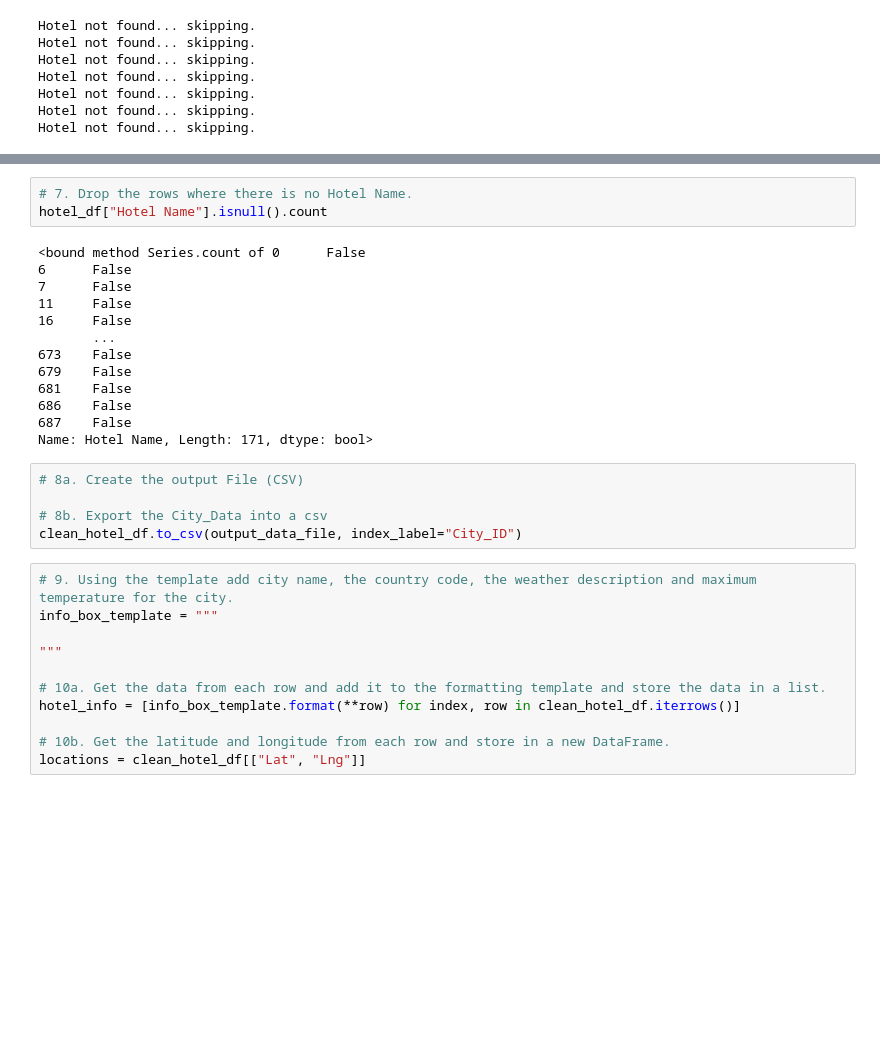
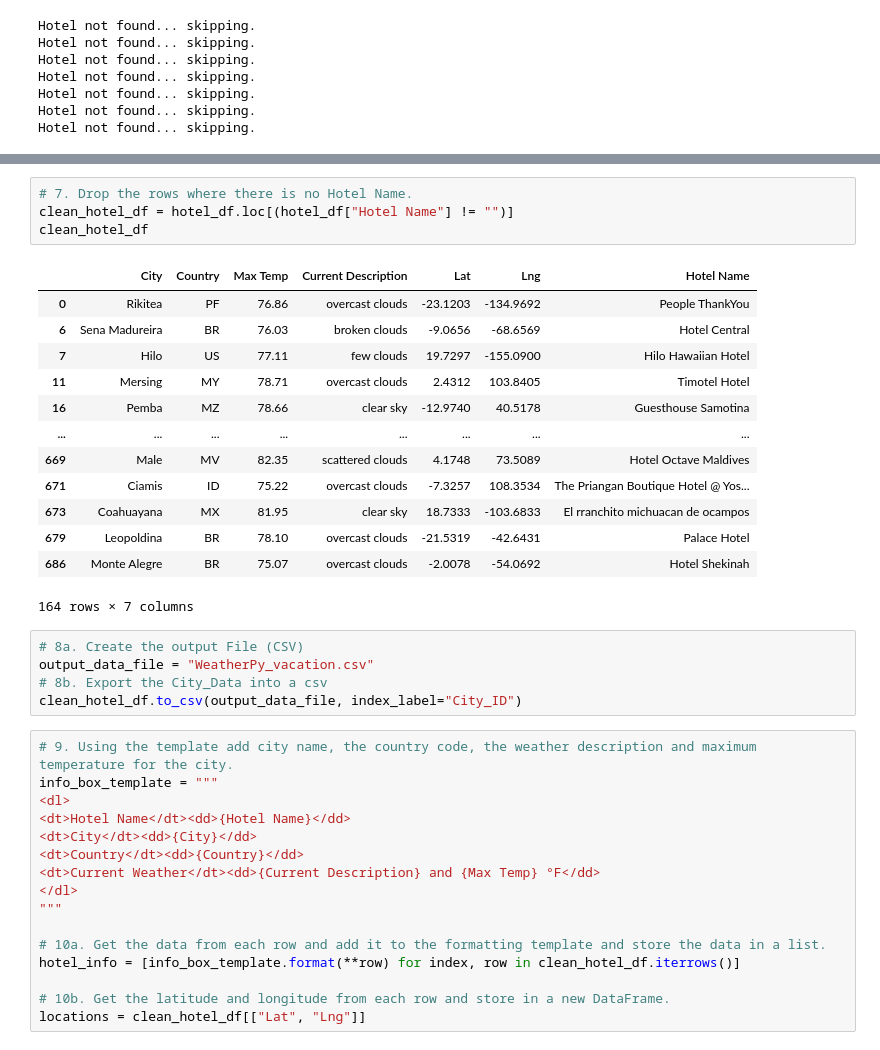
Before and after one commit to tpankratz1/World_Weather_Analysis, a Jupyter notebook: Vacation_Search/Vacation_Search.ipynb, the cells around one changed output, grey strips where cells are left out. Cells and saved outputs as stored; diff of their text form; blank space fills up the shorter version.

```diff
--- a/Vacation_Search/Vacation_Search.ipynb
+++ b/Vacation_Search/Vacation_Search.ipynb
@@ -135,28 +151,35 @@ Hotel not found... skipping.
 # %%
 # 7. Drop the rows where there is no Hotel Name.
-hotel_df["Hotel Name"].isnull().count
+clean_hotel_df = hotel_df.loc[(hotel_df["Hotel Name"] != "")]
+clean_hotel_df
 # %% [output]
+|  | City | Country | Max Temp | Current Description | Lat | Lng | Hotel Name |
+| 0 | Rikitea | PF | 76.86 | overcast clouds | -23.1203 | -134.9692 | People ThankYou |
+| 6 | Sena Madureira | BR | 76.03 | broken clouds | -9.0656 | -68.6569 | Hotel Central |
+| 7 | Hilo | US | 77.11 | few clouds | 19.7297 | -155.0900 | Hilo Hawaiian Hotel |
+| 11 | Mersing | MY | 78.71 | overcast clouds | 2.4312 | 103.8405 | Timotel Hotel |
+| 16 | Pemba | MZ | 78.66 | clear sky | -12.9740 | 40.5178 | Guesthouse Samotina |
+| ... | ... | ... | ... | ... | ... | ... | ... |
+| 669 | Male | MV | 82.35 | scattered clouds | 4.1748 | 73.5089 | Hotel Octave Maldives |
+| 671 | Ciamis | ID | 75.22 | overcast clouds | -7.3257 | 108.3534 | The Priangan Boutique Hotel @ Yos... |
+| 673 | Coahuayana | MX | 81.95 | clear sky | 18.7333 | -103.6833 | El rranchito michuacan de ocampos |
+| 679 | Leopoldina | BR | 78.10 | overcast clouds | -21.5319 | -42.6431 | Palace Hotel |
+| 686 | Monte Alegre | BR | 75.07 | overcast clouds | -2.0078 | -54.0692 | Hotel Shekinah |
-<bound method Series.count of 0      False
-6      False
-7      False
-11     False
-16     False
-       ...
-673    False
-679    False
-681    False
-686    False
-687    False
-Name: Hotel Name, Length: 171, dtype: bool>
+164 rows × 7 columns
 # %%
 # 8a. Create the output File (CSV)
-
+output_data_file = "WeatherPy_vacation.csv"
 # 8b. Export the City_Data into a csv
 clean_hotel_df.to_csv(output_data_file, index_label="City_ID")
 # %%
 # 9. Using the template add city name, the country code, the weather description and maximum temperature for the city.
 info_box_template = """
-
+<dl>
+<dt>Hotel Name</dt><dd>{Hotel Name}</dd>
+<dt>City</dt><dd>{City}</dd>
+<dt>Country</dt><dd>{Country}</dd>
+<dt>Current Weather</dt><dd>{Current Description} and {Max Temp} °F</dd>
+</dl>
 """
 
 # 10a. Get the data from each row and add it to the formatting template and store the data in a list.
```
Also changed, not shown: parts of 4 cells of this notebook, 4 other files.
